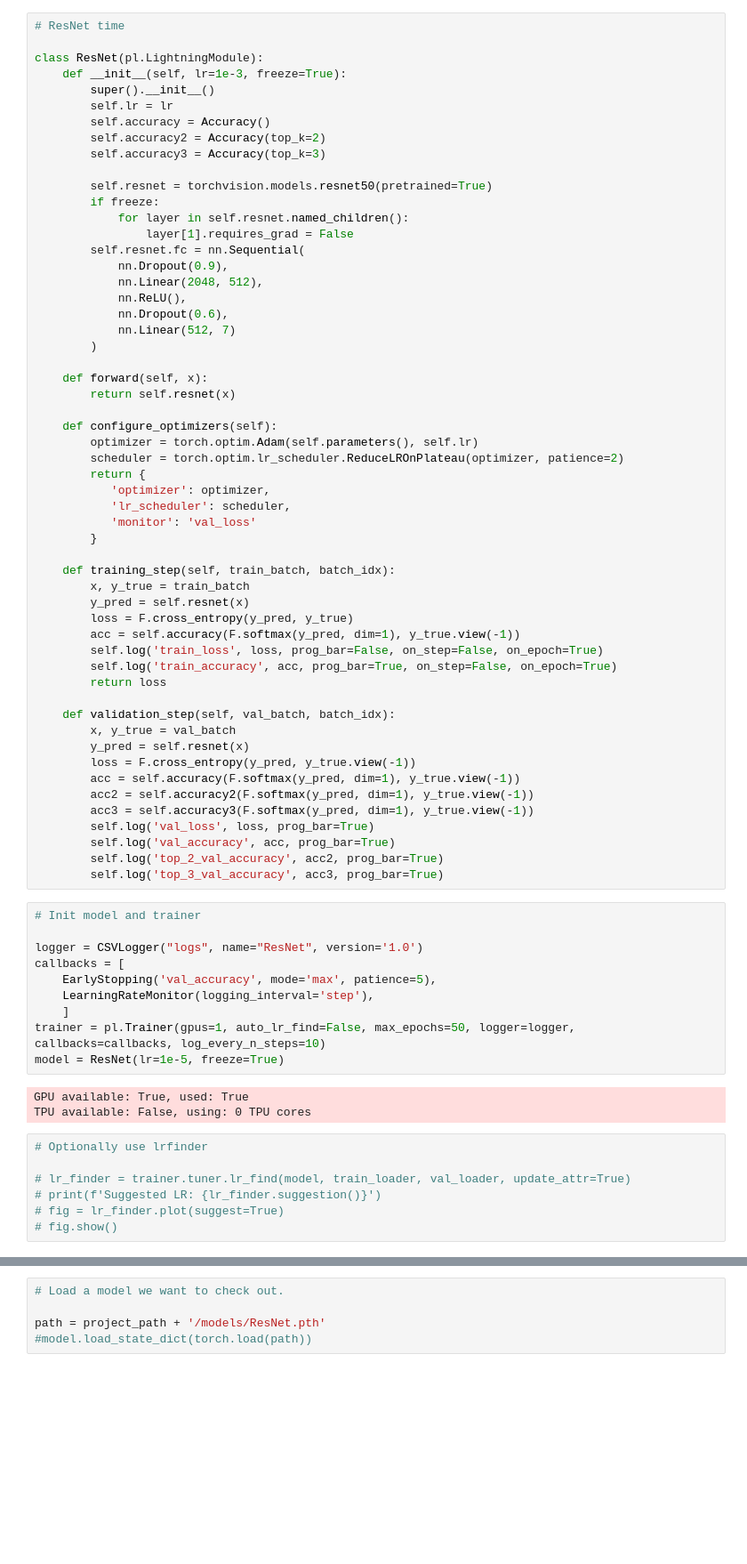
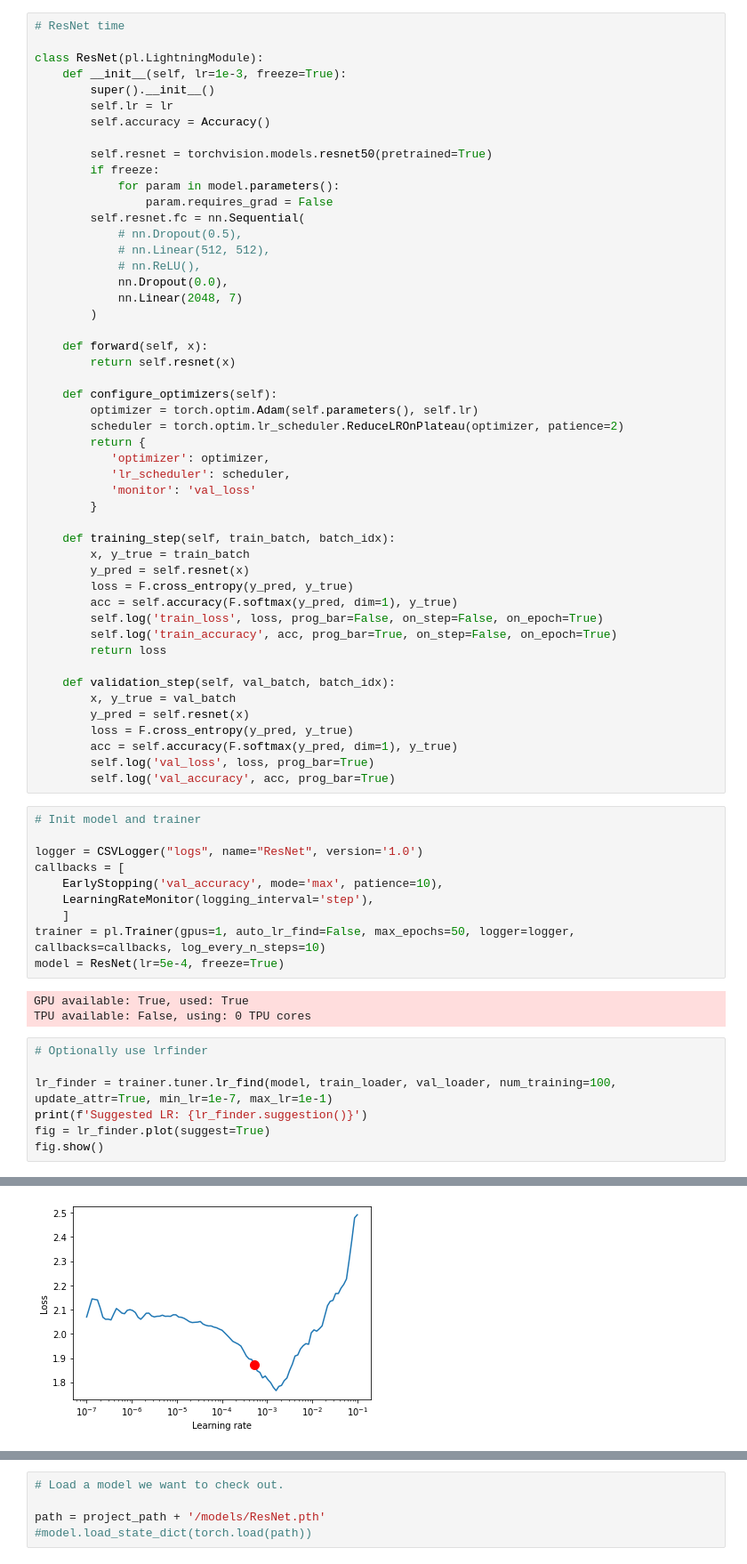
Before and after one commit to Ryul0rd/Cancer-Detection-Capstone, a Jupyter notebook: notebooks/modeling.ipynb, the cells around one changed output, grey strips where cells are left out. Shown at 89% size. Drawn from its saved outputs; the diff is of its cells as text; blank space fills up the shorter version.

```diff
--- a/notebooks/modeling.ipynb
+++ b/notebooks/modeling.ipynb
@@ -256,19 +290,17 @@ class ResNet(pl.LightningModule):
         super().__init__()
         self.lr = lr
         self.accuracy = Accuracy()
-        self.accuracy2 = Accuracy(top_k=2)
-        self.accuracy3 = Accuracy(top_k=3)
 
         self.resnet = torchvision.models.resnet50(pretrained=True)
         if freeze:
-            for layer in self.resnet.named_children():
-                layer[1].requires_grad = False
+            for param in model.parameters():
+                param.requires_grad = False
         self.resnet.fc = nn.Sequential(
-            nn.Dropout(0.9),
-            nn.Linear(2048, 512),
-            nn.ReLU(),
-            nn.Dropout(0.6),
-            nn.Linear(512, 7)
+            # nn.Dropout(0.5),
+            # nn.Linear(512, 512),
+            # nn.ReLU(),
+            nn.Dropout(0.0),
+            nn.Linear(2048, 7)
         )
 
     def forward(self, x):
@@ -287,7 +319,7 @@ class ResNet(pl.LightningModule):
         x, y_true = train_batch
         y_pred = self.resnet(x)
         loss = F.cross_entropy(y_pred, y_true)
-        acc = self.accuracy(F.softmax(y_pred, dim=1), y_true.view(-1))
+        acc = self.accuracy(F.softmax(y_pred, dim=1), y_true)
         self.log('train_loss', loss, prog_bar=False, on_step=False, on_epoch=True)
         self.log('train_accuracy', acc, prog_bar=True, on_step=False, on_epoch=True)
         return loss
@@ -295,31 +327,28 @@ class ResNet(pl.LightningModule):
     def validation_step(self, val_batch, batch_idx):
         x, y_true = val_batch
         y_pred = self.resnet(x)
-        loss = F.cross_entropy(y_pred, y_true.view(-1))
-        acc = self.accuracy(F.softmax(y_pred, dim=1), y_true.view(-1))
-        acc2 = self.accuracy2(F.softmax(y_pred, dim=1), y_true.view(-1))
-        acc3 = self.accuracy3(F.softmax(y_pred, dim=1), y_true.view(-1))
+        loss = F.cross_entropy(y_pred, y_true)
+        acc = self.accuracy(F.softmax(y_pred, dim=1), y_true)
         self.log('val_loss', loss, prog_bar=True)
         self.log('val_accuracy', acc, prog_bar=True)
-        self.log('top_2_val_accuracy', acc2, prog_bar=True)
-        self.log('top_3_val_accuracy', acc3, prog_bar=True)
 # %%
 # Init model and trainer
 
 logger = CSVLogger("logs", name="ResNet", version='1.0')
 callbacks = [
-    EarlyStopping('val_accuracy', mode='max', patience=5),
+    EarlyStopping('val_accuracy', mode='max', patience=10),
     LearningRateMonitor(logging_interval='step'),
     ]
 trainer = pl.Trainer(gpus=1, auto_lr_find=False, max_epochs=50, logger=logger, callbacks=callbacks, log_every_n_steps=10)
-model = ResNet(lr=1e-5, freeze=True)
+model = ResNet(lr=5e-4, freeze=True)
 # %% [output]
 GPU available: True, used: True
 TPU available: False, using: 0 TPU cores
 # %%
 # Optionally use lrfinder
 
-# lr_finder = trainer.tuner.lr_find(model, train_loader, val_loader, update_attr=True)
-# print(f'Suggested LR: {lr_finder.suggestion()}')
-# fig = lr_finder.plot(suggest=True)
-# fig.show()
+lr_finder = trainer.tuner.lr_find(model, train_loader, val_loader, num_training=100, update_attr=True, min_lr=1e-7, max_lr=1e-1)
+print(f'Suggested LR: {lr_finder.suggestion()}')
+fig = lr_finder.plot(suggest=True)
+fig.show()
+# %% [output]
@@ -326,3 +370,4 @@ TPU available: False, using: 0 TPU cores
+[figure, added]
 # %%
 # Train
 
```
Also changed, not shown: parts of 14 cells of this notebook, 2 other files.
